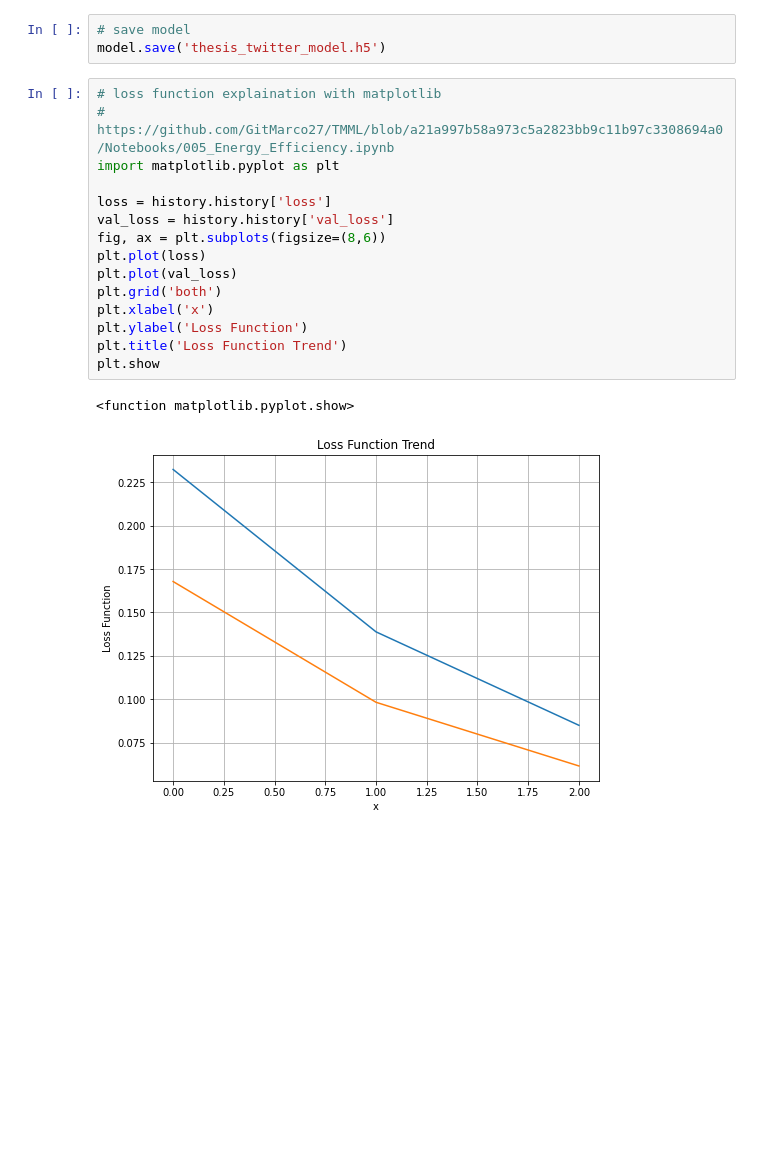
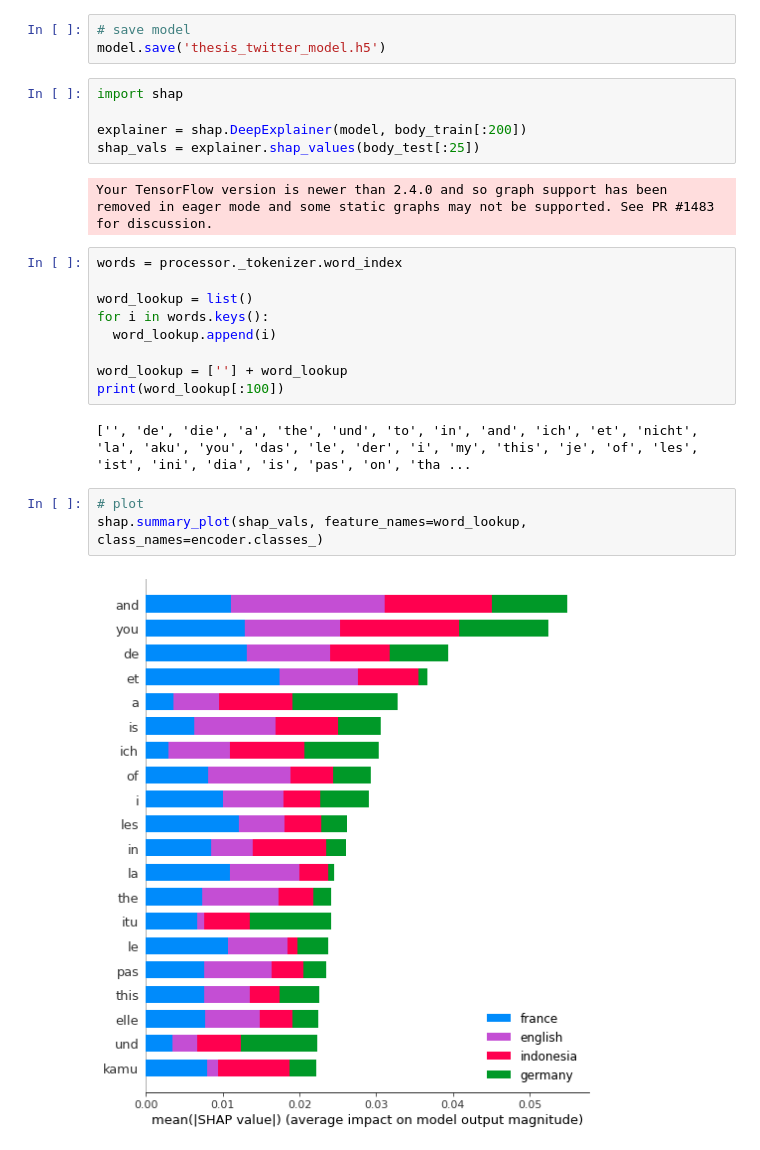
Before and after one commit to devilubis/thesis, a Jupyter notebook: thesis_tweet.ipynb, the cells around one changed output. Cells and saved outputs as stored; diff of their text form; blank space fills up the shorter version.

Commit message:
add shap

```diff
--- a/thesis_tweet.ipynb
+++ b/thesis_tweet.ipynb
@@ -153,21 +161,26 @@ model.evaluate(body_test, test_label, batch_size=128)
 # %%
 # save model
 model.save('thesis_twitter_model.h5')
-# %%
-# loss function explaination with matplotlib
-# https://github.com/GitMarco27/TMML/blob/a21a997b58a973c5a2823bb9c11b97c3308694a0/Notebooks/005_Energy_Efficiency.ipynb
-import matplotlib.pyplot as plt
-
-loss = history.history['loss']
-val_loss = history.history['val_loss']
-fig, ax = plt.subplots(figsize=(8,6))
-plt.plot(loss)
-plt.plot(val_loss)
-plt.grid('both')
-plt.xlabel('x')
-plt.ylabel('Loss Function')
-plt.title('Loss Function Trend')
-plt.show
-# %% [output]
-<function matplotlib.pyplot.show>
-[figure, removed]
+# %%
+import shap
+
+explainer = shap.DeepExplainer(model, body_train[:200])
+shap_vals = explainer.shap_values(body_test[:25])
+# %% [output]
+Your TensorFlow version is newer than 2.4.0 and so graph support has been removed in eager mode and some static graphs may not be supported. See PR #1483 for discussion.
+# %%
+words = processor._tokenizer.word_index
+
+word_lookup = list()
+for i in words.keys():
+  word_lookup.append(i)
+
+word_lookup = [''] + word_lookup
+print(word_lookup[:100])
+# %% [output]
+['', 'de', 'die', 'a', 'the', 'und', 'to', 'in', 'and', 'ich', 'et', 'nicht', 'la', 'aku', 'you', 'das', 'le', 'der', 'i', 'my', 'this', 'je', 'of', 'les', 'ist', 'ini', 'dia', 'is', 'pas', 'on', 'tha ...
+# %%
+# plot
+shap.summary_plot(shap_vals, feature_names=word_lookup, class_names=encoder.classes_)
+# %% [output]
+[figure, added]
```
Also changed, not shown: parts of 5 cells of this notebook.
